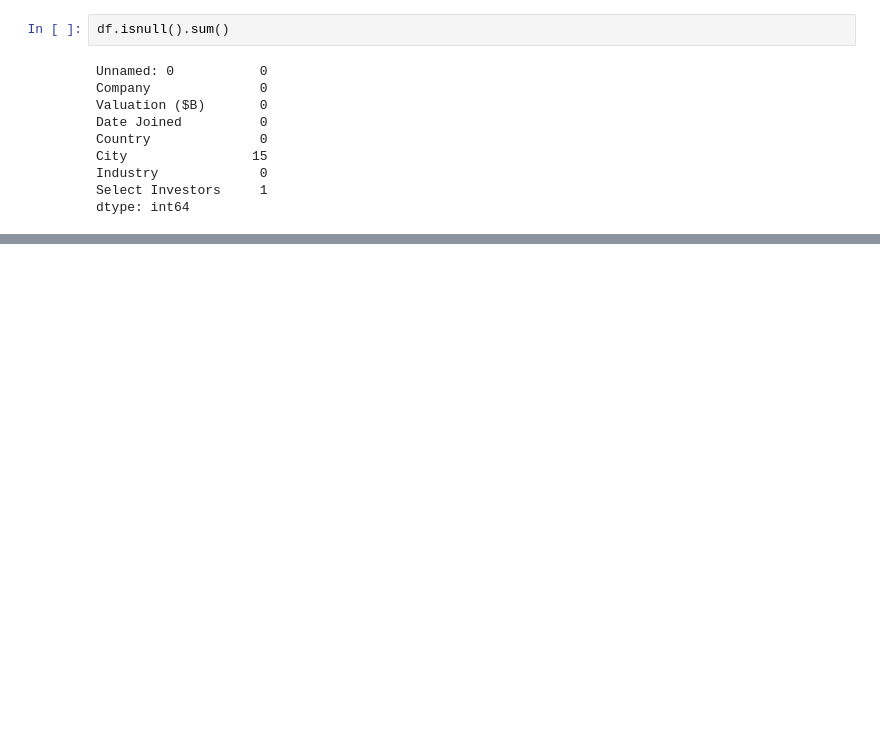
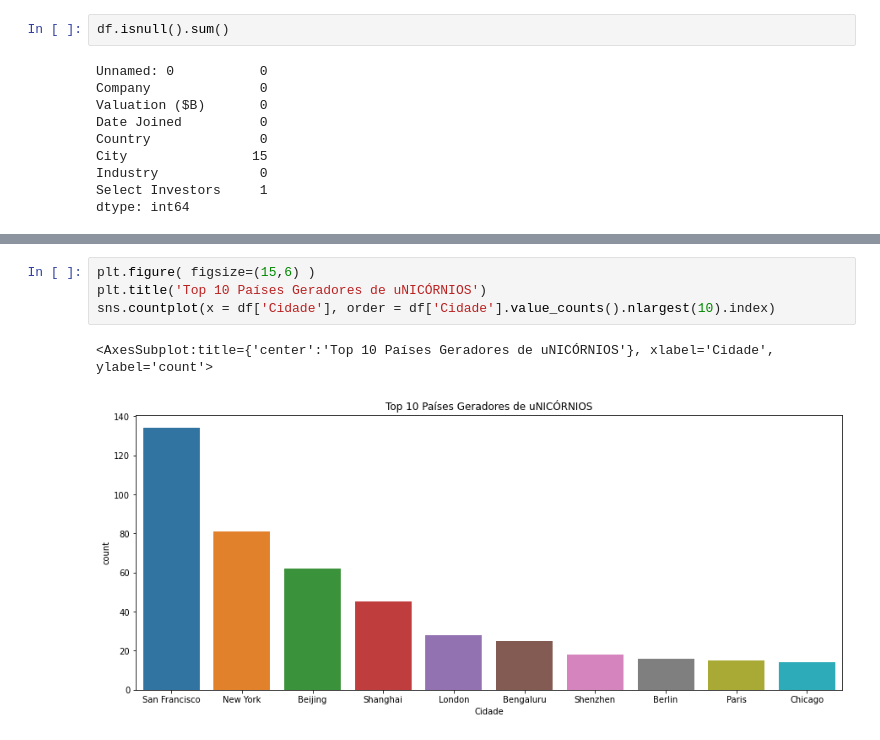
Before and after one commit to Matheus720/Analises-Diagnosticas, a Jupyter notebook: Projeto - Investimeto Unicórnios.ipynb, the cells around one changed output, grey strips where cells are left out. Drawn from its saved outputs; the diff is of its cells as text; blank space fills up the shorter version.

```diff
--- a/Projeto - Investimeto Unicórnios.ipynb
+++ b/Projeto - Investimeto Unicórnios.ipynb
@@ -91,0 +145,7 @@ Base_Dados.head()
+# %%
+plt.figure( figsize=(15,6) )
+plt.title('Top 10 Países Geradores de uNICÓRNIOS')
+sns.countplot(x = df['Cidade'], order = df['Cidade'].value_counts().nlargest(10).index)
+# %% [output]
+<AxesSubplot:title={'center':'Top 10 Países Geradores de uNICÓRNIOS'}, xlabel='Cidade', ylabel='count'>
+[figure, added]
```
Also changed, not shown: parts of 26 cells of this notebook.
